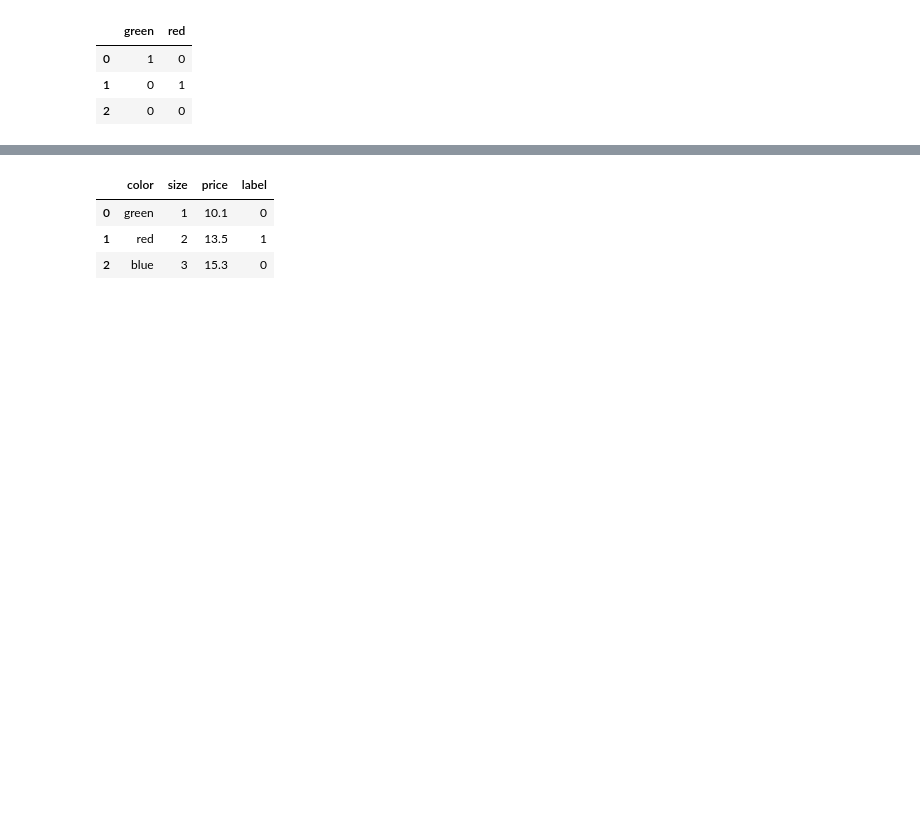
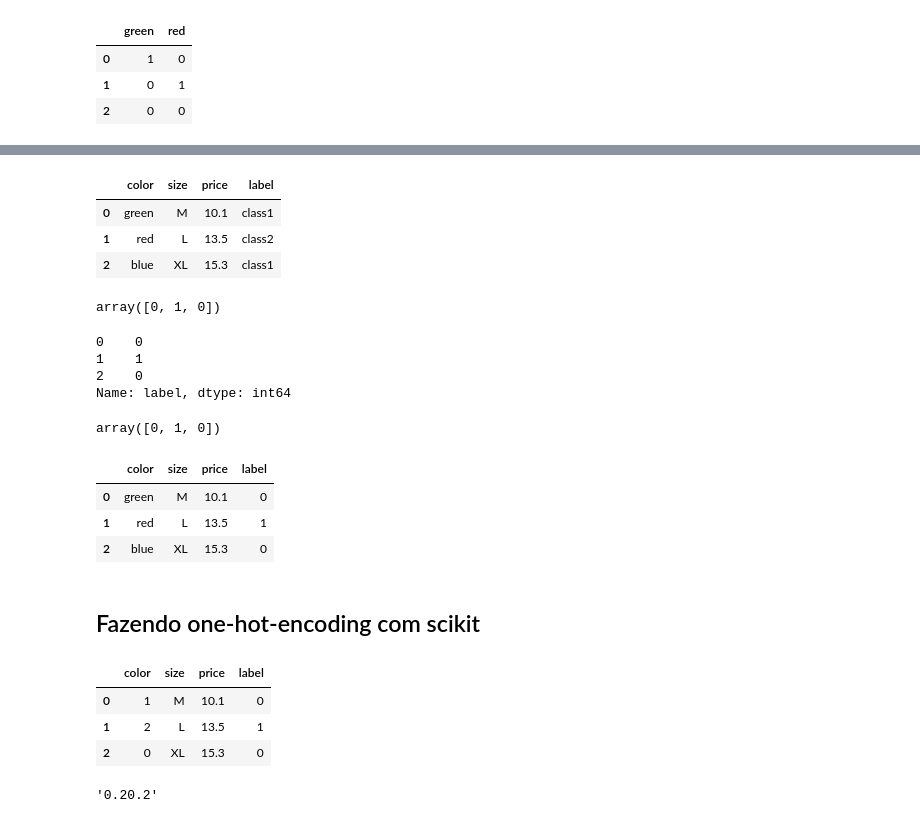
Before and after one commit to regispires/aulas-machine-learning-2019, a Jupyter notebook: 06-Tutorial-Pre-Processamento.ipynb, the cells around one changed output, grey strips where cells are left out. Saved outputs shown, nothing was run; the diff lists cells and outputs as text; code cells hidden in the pictures; blank space fills up the shorter version.

```diff
--- a/06-Tutorial-Pre-Processamento.ipynb
+++ b/06-Tutorial-Pre-Processamento.ipynb
@@ -189,9 +195,45 @@ pd.get_dummies(df2, drop_first=True)
+# %%
+df3 = pd.read_excel('planilha1.xlsx')
+df3
+# %% [output]
+|  | color | size | price | label |
+| 0 | green | M | 10.1 | class1 |
+| 1 | red | L | 13.5 | class2 |
+| 2 | blue | XL | 15.3 | class1 |
+# %%
+le = LabelEncoder()
+le.fit_transform(df3['label'])
+# %% [output]
+array([0, 1, 0])
+# %%
+df3['label'] = le.fit_transform(df3['label'])
+df3['label']
+# %% [output]
+0    0
+1    1
+2    0
+Name: label, dtype: int64
+# %%
+le.inverse_transform(df3['label'])
+# %% [output]
+array([0, 1, 0])
+# %%
+df3
+# %% [output]
+|  | color | size | price | label |
+| 0 | green | M | 10.1 | 0 |
+| 1 | red | L | 13.5 | 1 |
+| 2 | blue | XL | 15.3 | 0 |
+# %% [markdown]
+## Fazendo one-hot-encoding com scikit
 # %%
 from sklearn.preprocessing import OneHotEncoder
-# %%
-df2
-# %% [output]
-|  | color | size | price | label |
-| 0 | green | 1 | 10.1 | 0 |
-| 1 | red | 2 | 13.5 | 1 |
-| 2 | blue | 3 | 15.3 | 0 |
+# %%
+le = LabelEncoder()
+df3['color'] = le.fit_transform(df3['color'])
+df3
+# %% [output]
+|  | color | size | price | label |
+| 0 | 1 | M | 10.1 | 0 |
+| 1 | 2 | L | 13.5 | 1 |
+| 2 | 0 | XL | 15.3 | 0 |
@@ -198,2 +242,7 @@ df2
+# %%
+import sklearn
+sklearn.__version__
+# %% [output]
+'0.20.2'
 # %%
 ohe = OneHotEncoder(categorical_features=[0], sparse=False)
```
Also changed, not shown: parts of 6 cells of this notebook.
